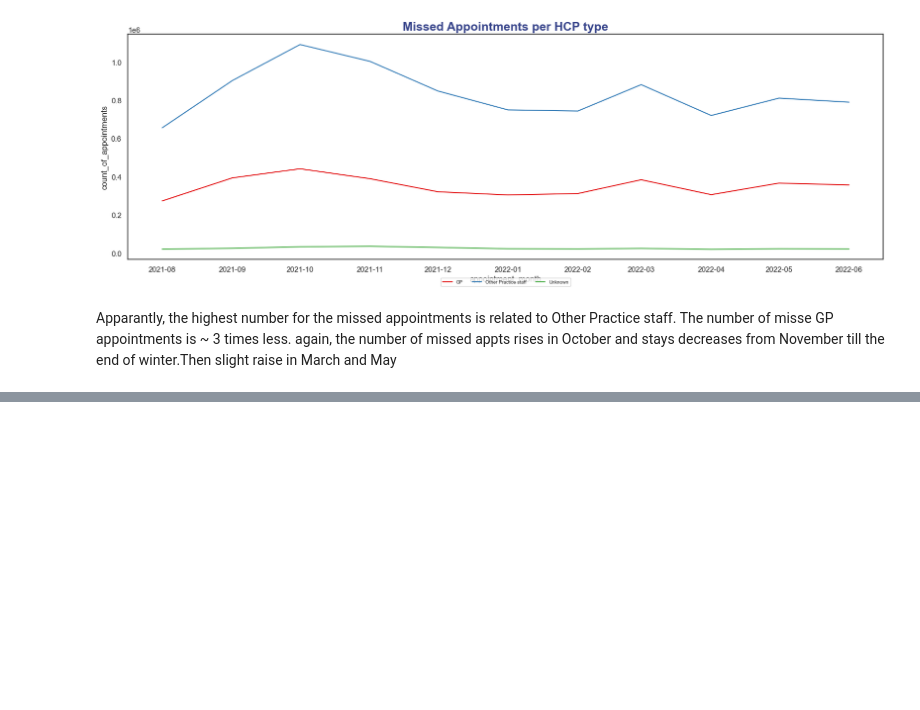
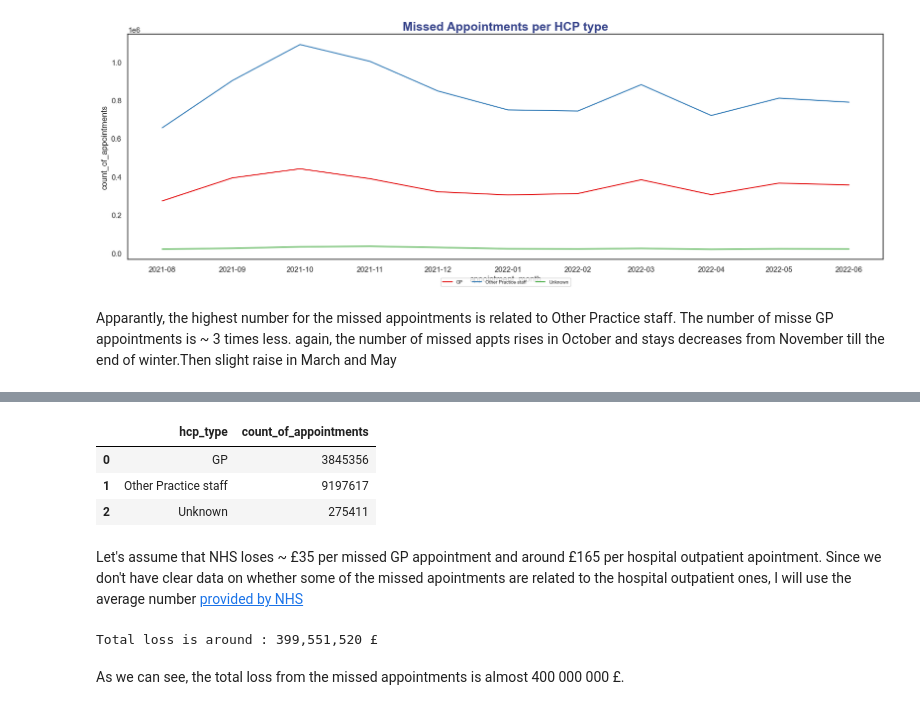
Before and after one commit to DimaBrikach/NHS_Assignment, a Jupyter notebook: Dzmitry_Brykach_DA201_Assignment.ipynb, the cells around one changed output, grey strips where cells are left out. Saved outputs shown, nothing was run; the diff lists cells and outputs as text; code cells hidden in the pictures; blank space fills up the shorter version.

Commit message:
added final touches on total loss on missed appts

```diff
--- a/Dzmitry_Brykach_DA201_Assignment.ipynb
+++ b/Dzmitry_Brykach_DA201_Assignment.ipynb
@@ -1046,0 +1049,18 @@ missed_appts
+# %%
+missed_hcp_total = missed_appts.groupby(['hcp_type'])['count_of_appointments'].sum().reset_index()
+missed_hcp_total
+# %% [output]
+|  | hcp_type | count_of_appointments |
+| 0 | GP | 3845356 |
+| 1 | Other Practice staff | 9197617 |
+| 2 | Unknown | 275411 |
+# %% [markdown]
+Let's assume that NHS loses ~ £35 per missed GP appointment and around £165 per hospital outpatient apointment. Since we don't have clear data on whether some of the missed apointments are related to the hospital outpatient ones, I will use the average number [provided by NHS](https://www.florenceroadsurgery.nhs.uk/2025/04/10/understanding-the-impact-of-missed-appointments-on-the-nhs/)
+# %%
+AVG_COST = 30
+total_loss = AVG_COST * missed_appts_total
+print(f'Total loss is around : {total_loss:,} £')
+# %% [output]
+Total loss is around : 399,551,520 £
+# %% [markdown]
+As we can see, the total loss from the missed appointments is almost 400 000 000 £.
```
Also changed, not shown: parts of 3 cells of this notebook.
